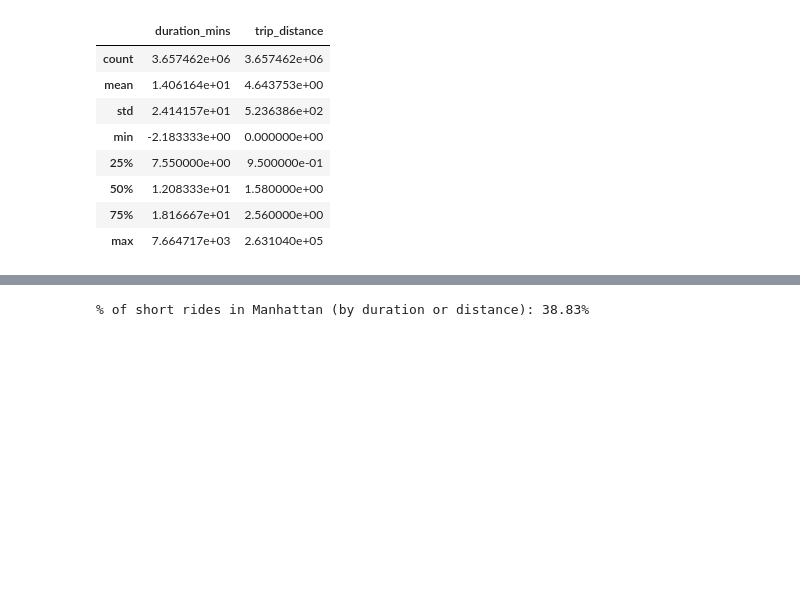
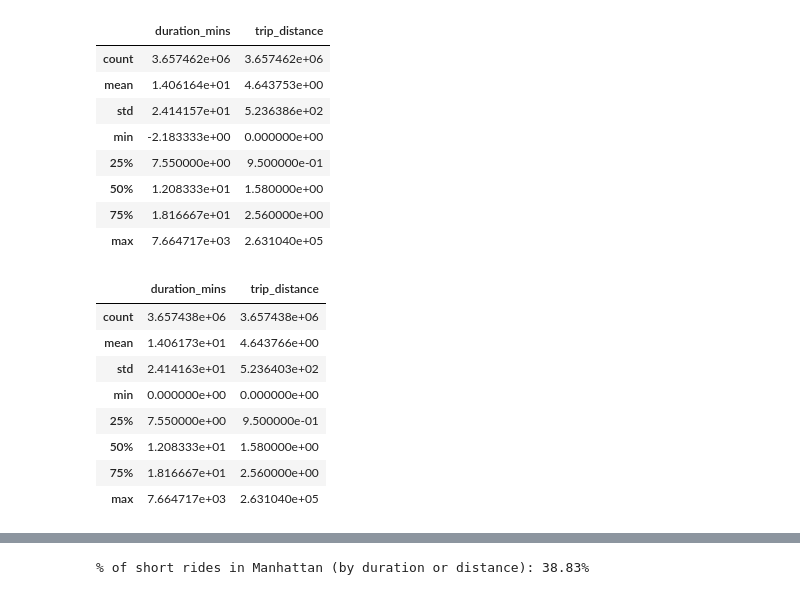
Before and after one commit to jjen1/nyc-taxis-trends, a Jupyter notebook: notebooks/yellow_taxis_eda.ipynb, the cells around one changed output, grey strips where cells are left out. Saved outputs shown, nothing was run; the diff lists cells and outputs as text; code cells hidden in the pictures; blank space fills up the shorter version.

```diff
--- a/notebooks/yellow_taxis_eda.ipynb
+++ b/notebooks/yellow_taxis_eda.ipynb
@@ -287,3 +299,18 @@ manhattan[['duration_mins', 'trip_distance']].describe()
 | 50% | 1.208333e+01 | 1.580000e+00 |
 | 75% | 1.816667e+01 | 2.560000e+00 |
 | max | 7.664717e+03 | 2.631040e+05 |
+# %%
+# let's filter out negative values, likely input error --> using a cleaned version of manhattan
+# doesn't seem to have extreme outliers
+manhattan_cleaned = manhattan[manhattan['duration_mins'] >= 0]
+manhattan_cleaned[['duration_mins', 'trip_distance']].describe()
+# %% [output]
+|  | duration_mins | trip_distance |
+| count | 3.657438e+06 | 3.657438e+06 |
+| mean | 1.406173e+01 | 4.643766e+00 |
+| std | 2.414163e+01 | 5.236403e+02 |
+| min | 0.000000e+00 | 0.000000e+00 |
+| 25% | 7.550000e+00 | 9.500000e-01 |
+| 50% | 1.208333e+01 | 1.580000e+00 |
+| 75% | 1.816667e+01 | 2.560000e+00 |
+| max | 7.664717e+03 | 2.631040e+05 |
```
Also changed, not shown: parts of 41 cells of this notebook, 4 other files.
